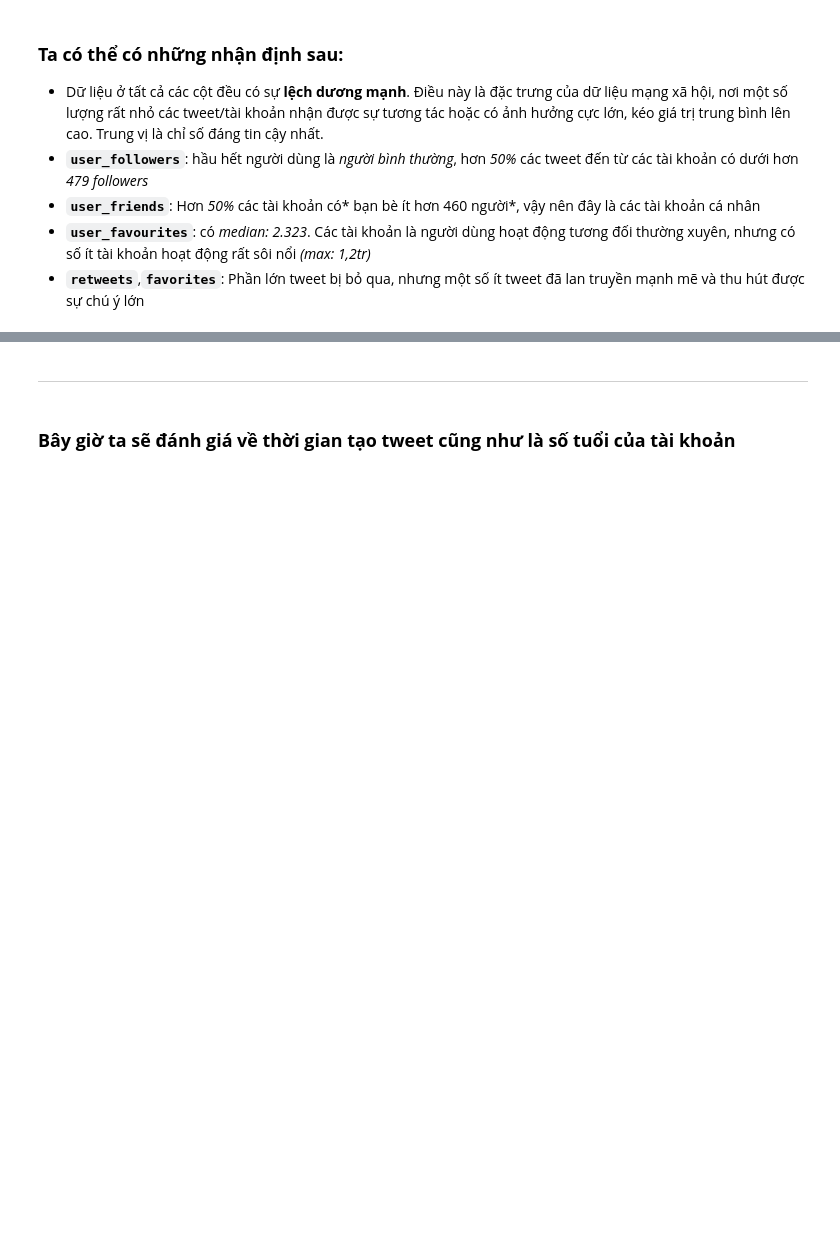
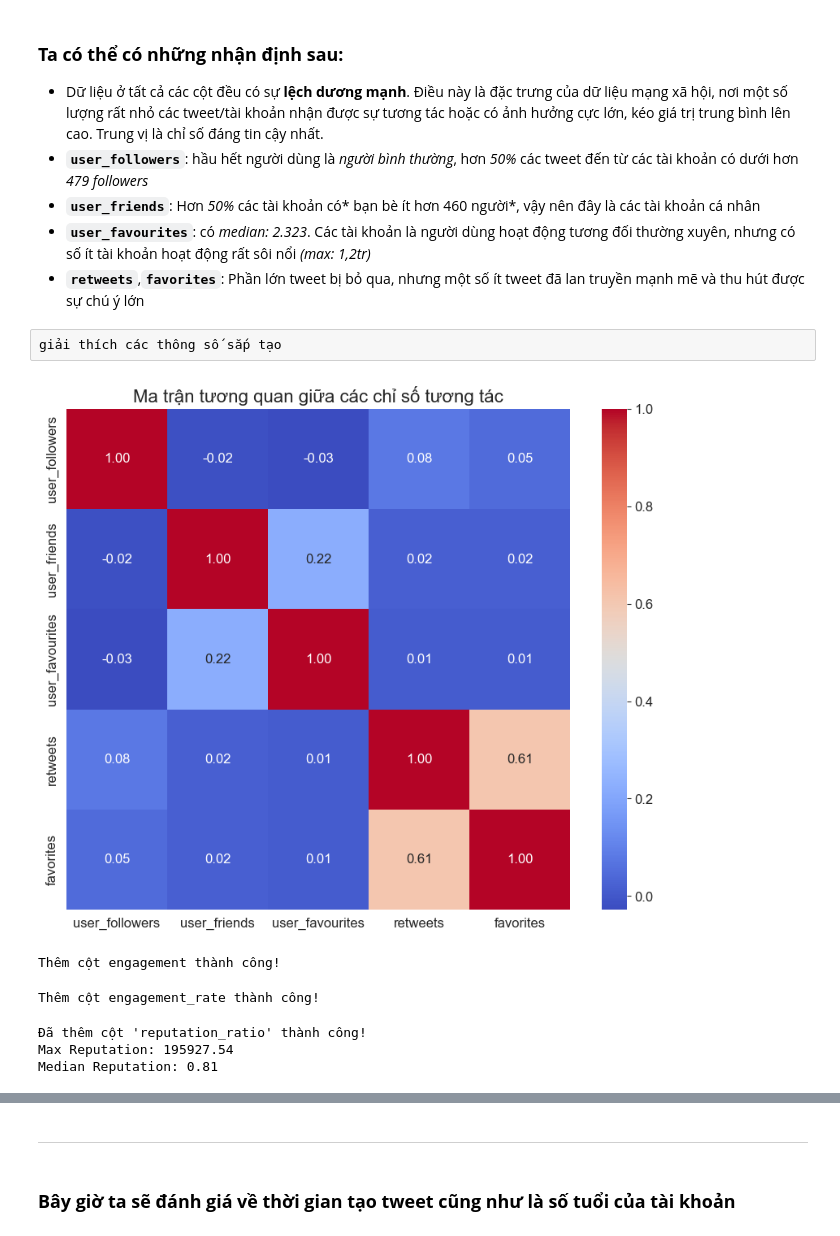
Before and after one commit to tientien01/LTKHDL---Pfizer-Vaccine-Tweets---23120370, a Jupyter notebook: notebooks/01_data_exploration.ipynb, the cells around one changed output, grey strips where cells are left out. Saved outputs shown, nothing was run; the diff lists cells and outputs as text; code cells hidden in the pictures; blank space fills up the shorter version.

```diff
--- a/notebooks/01_data_exploration.ipynb
+++ b/notebooks/01_data_exploration.ipynb
@@ -318,3 +327,82 @@ plt.show()
 - **`user_friends`**: Hơn *50%* các tài khoản có* bạn bè ít hơn 460 người*, vậy nên đây là các tài khoản cá nhân
 - **`user_favourites`**: có *median: 2.323*. Các tài khoản là người dùng hoạt động tương đối thường xuyên, nhưng có số ít tài khoản hoạt động rất sôi nổi *(max: 1,2tr)*
 - **`retweets`**,**`favorites`**: Phần lớn tweet bị bỏ qua, nhưng một số ít tweet đã lan truyền mạnh mẽ và thu hút được sự chú ý lớn
+# %% [raw]
+giải thích các thông số sắp tạo
+# %%
+# Chọn các cột số quan trọng
+num_cols = ['user_followers', 'user_friends', 'user_favourites', 'retweets', 'favorites']
+data_matrix = np.column_stack([new_data[col] for col in num_cols])
+
+# Tính ma trận tương quan (dùng numpy)
+corr_matrix = np.corrcoef(data_matrix, rowvar=False)
+
+# Vẽ Heatmap
+plt.figure(figsize=(10, 8))
+sns.heatmap(corr_matrix, annot=True, fmt=".2f", cmap='coolwarm',
+            xticklabels=num_cols, yticklabels=num_cols)
+plt.title('Ma trận tương quan giữa các chỉ số tương tác', fontsize=16)
+plt.show()
+# %% [output]
+[figure, added]
+# %%
+# ================================
+# 1) TÍNH ENGAGEMENT
+# ================================
+
+ret = new_data['retweets'].astype(np.float64)
+fav = new_data['favorites'].astype(np.float64)
+
+engagement= (ret + fav)
+
+# Thêm vào structured array
+new_data = rfn.append_fields(new_data, "engagement", engagement, usemask=False)
+
+print("Thêm cột engagement thành công!")
+# %% [output]
+Thêm cột engagement thành công!
+# %%
+# ================================
+# 1) TÍNH ENGAGEMENT RATE
+# ================================
+
+followers = new_data['user_followers'].astype(np.float64)
+
+# tránh chia cho 0 → follower = 0 => đặt thành 1
+followers_safe = np.where(followers == 0, 1, followers)
+
+engagement_rate = engagement / followers_safe
+
+# Thêm vào structured array
+new_data = rfn.append_fields(new_data, "engagement_rate", engagement_rate, usemask=False)
+
+print("Thêm cột engagement_rate thành công!")
+# %% [output]
+Thêm cột engagement_rate thành công!
+# %%
+
+
+# ==========================================
+# 1. TÍNH REPUTATION RATIO
+# ==========================================
+
+friends = new_data['user_friends'].astype(float)
+
+# Cộng 1 vào friends để tránh chia cho 0 (Smoothing)
+# Công thức: Reputation = Followers / (Friends + 1)
+reputation_ratio = followers / (friends + 1)
+
+# Thêm vào dữ liệu
+# Kiểm tra xem trường đã tồn tại chưa để tránh lỗi
+if 'reputation_ratio' not in new_data.dtype.names:
+    new_data = rfn.append_fields(new_data, "reputation_ratio", reputation_ratio, usemask=False)
+    print("Đã thêm cột 'reputation_ratio' thành công!")
+else:
+    print("Cột 'reputation_ratio' đã tồn tại.")
+
+print(f"Max Reputation: {np.max(reputation_ratio):.2f}")
+print(f"Median Reputation: {np.median(reputation_ratio):.2f}")
+# %% [output]
+Đã thêm cột 'reputation_ratio' thành công!
+Max Reputation: 195927.54
+Median Reputation: 0.81
```
Also changed, not shown: parts of 35 cells of this notebook.
